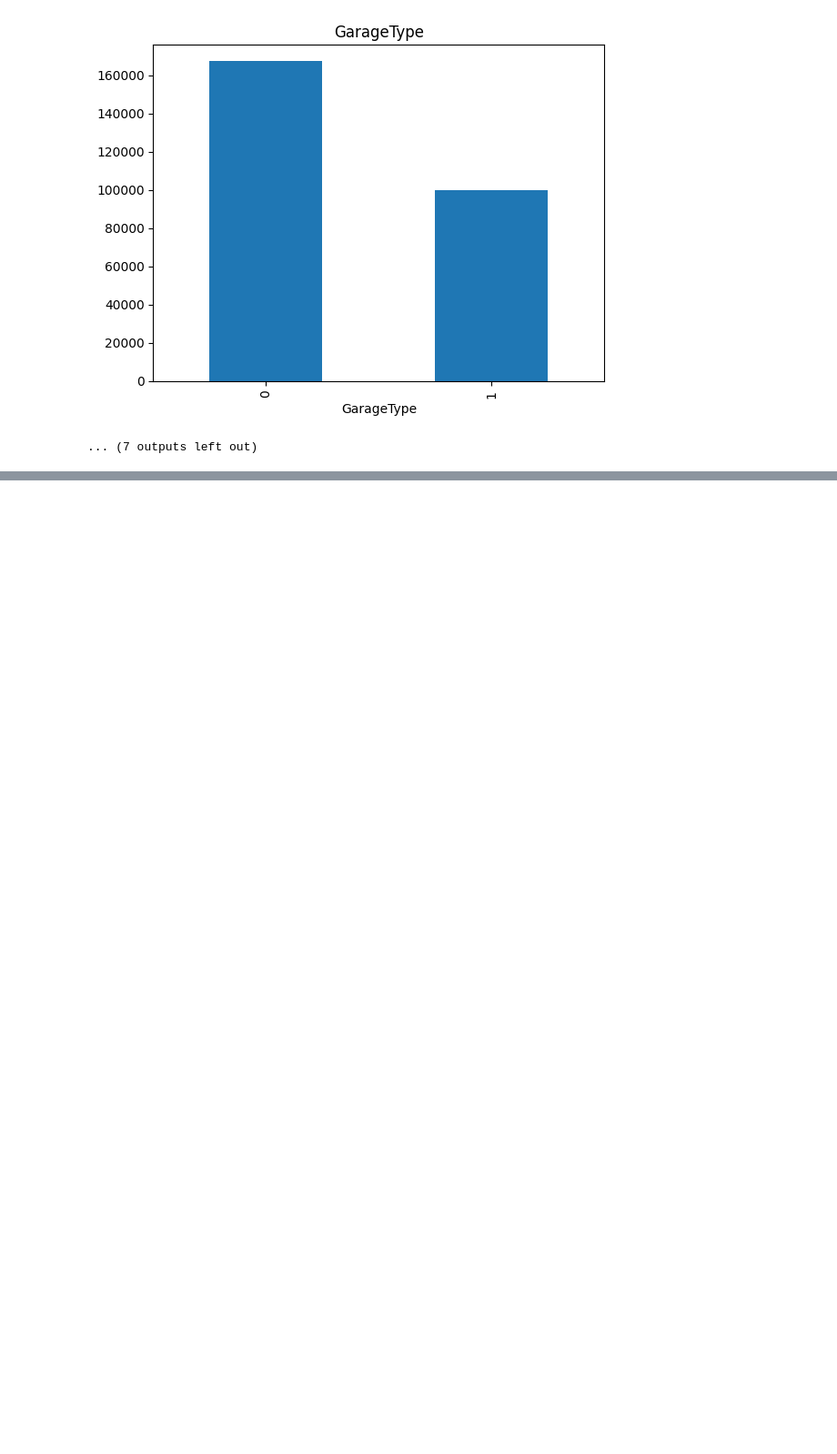
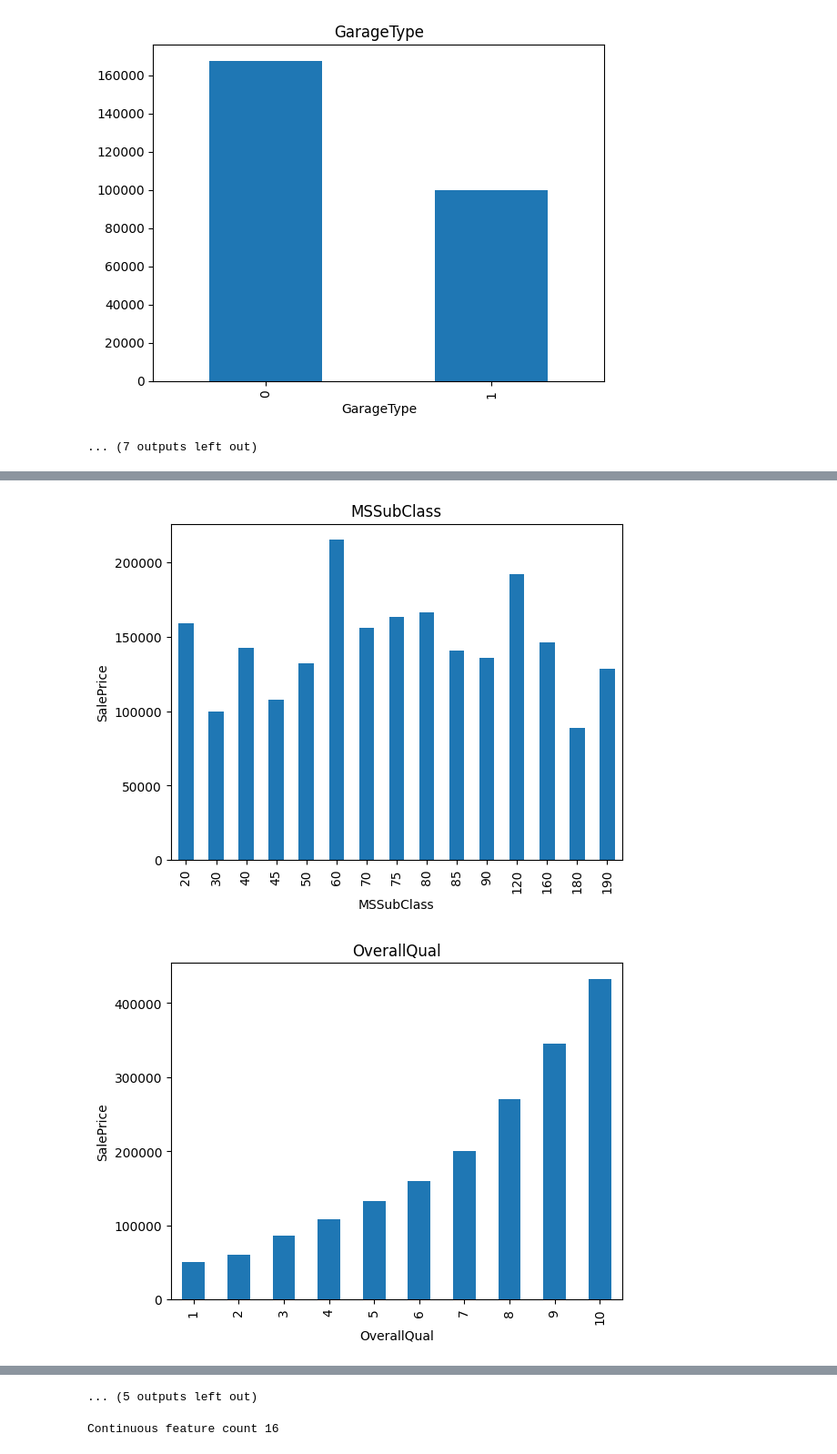
Before and after one commit to AnishMane/House-Price-Prediction, a Jupyter notebook: Exploratory-Data-Analysis.ipynb, the cells around one changed output, grey strips where cells are left out. Shown at 91% size. Drawn from its saved outputs; the diff is of its cells as text; code cells hidden in the pictures; blank space fills up the shorter version.

```diff
--- a/Exploratory-Data-Analysis.ipynb
+++ b/Exploratory-Data-Analysis.ipynb
@@ -94,0 +198,11 @@ for feature in na_features:
+# %%
+for feature in discrete_feature:
+    data = dataset.copy()
+    data.groupby(feature)['SalePrice'].median().plot.bar()
+    plt.xlabel(feature)
+    plt.ylabel('SalePrice')
+    plt.title(feature)
+    plt.show()
+# %% [output]
+[figure, added]
+[figure, added]
@@ -94,0 +219,6 @@ for feature in na_features:
+... (5 outputs left out)
+# %%
+continuous_feature = [feature for feature in num_features if feature not in discrete_feature + year_feature + ['Id']]
+print("Continuous feature count {}".format(len(continuous_feature)))
+# %% [output]
+Continuous feature count 16
```
Also changed, not shown: parts of 13 cells of this notebook.
